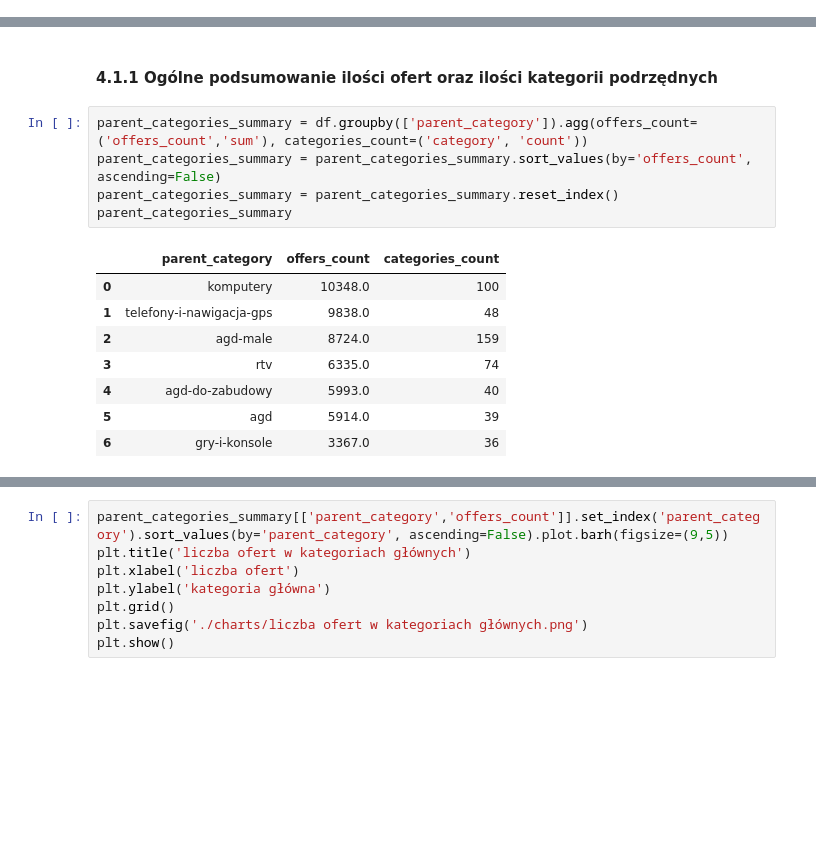
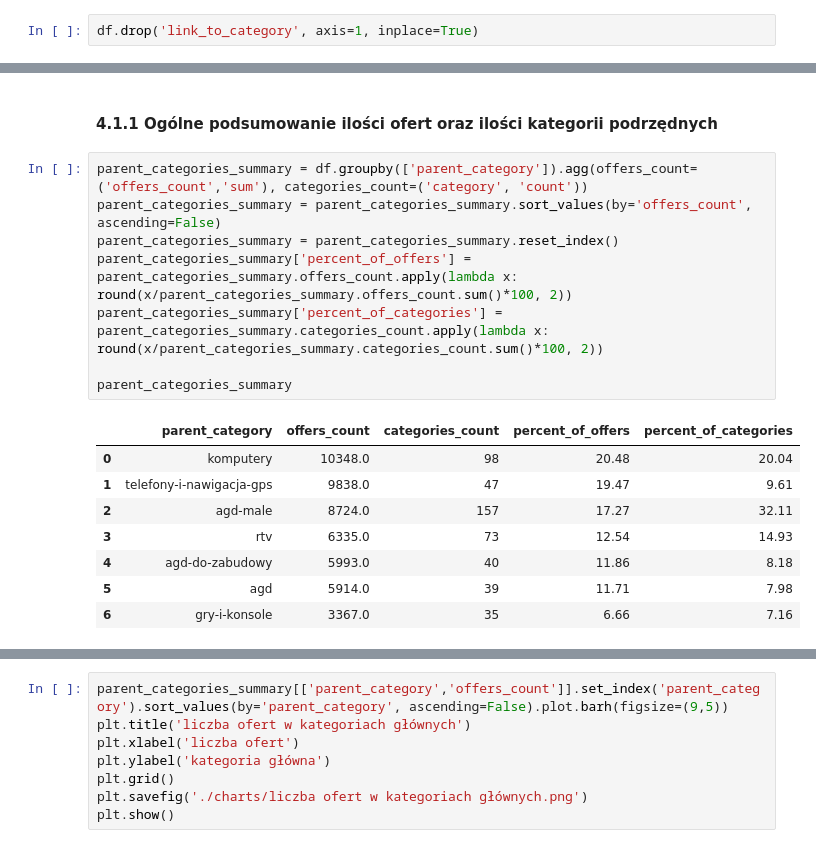
Before and after one commit to grzegorzpokorski/nocna-promocja-euro.com.pl, a Jupyter notebook: categories_analysis.ipynb, the cells around one changed output, grey strips where cells are left out. Cells and saved outputs as stored; diff of their text form; blank space fills up the shorter version.

Commit message:
next stage of category analysis

```diff
--- a/categories_analysis.ipynb
+++ b/categories_analysis.ipynb
@@ -59,3 +78,5 @@ Zbior zawiera 424 kategorii podrzędnych.
+# %%
+df.drop('link_to_category', axis=1, inplace=True)
 # %% [markdown]
 ### 4.1 Analiza kategorii głównych
 # %% [markdown]
@@ -63,14 +84,17 @@ Zbior zawiera 424 kategorii podrzędnych.
 # %%
 parent_categories_summary = df.groupby(['parent_category']).agg(offers_count=('offers_count','sum'), categories_count=('category', 'count'))
 parent_categories_summary = parent_categories_summary.sort_values(by='offers_count', ascending=False)
 parent_categories_summary = parent_categories_summary.reset_index()
+parent_categories_summary['percent_of_offers'] = parent_categories_summary.offers_count.apply(lambda x: round(x/parent_categories_summary.offers_count.sum()*100, 2))
+parent_categories_summary['percent_of_categories'] = parent_categories_summary.categories_count.apply(lambda x: round(x/parent_categories_summary.categories_count.sum()*100, 2))
+
 parent_categories_summary
 # %% [output]
-|  | parent_category | offers_count | categories_count |
-| 0 | komputery | 10348.0 | 100 |
-| 1 | telefony-i-nawigacja-gps | 9838.0 | 48 |
-| 2 | agd-male | 8724.0 | 159 |
-| 3 | rtv | 6335.0 | 74 |
-| 4 | agd-do-zabudowy | 5993.0 | 40 |
-| 5 | agd | 5914.0 | 39 |
-| 6 | gry-i-konsole | 3367.0 | 36 |
+|  | parent_category | offers_count | categories_count | percent_of_offers | percent_of_categories |
+| 0 | komputery | 10348.0 | 98 | 20.48 | 20.04 |
+| 1 | telefony-i-nawigacja-gps | 9838.0 | 47 | 19.47 | 9.61 |
+| 2 | agd-male | 8724.0 | 157 | 17.27 | 32.11 |
+| 3 | rtv | 6335.0 | 73 | 12.54 | 14.93 |
+| 4 | agd-do-zabudowy | 5993.0 | 40 | 11.86 | 8.18 |
+| 5 | agd | 5914.0 | 39 | 11.71 | 7.98 |
+| 6 | gry-i-konsole | 3367.0 | 35 | 6.66 | 7.16 |
```
Also changed, not shown: parts of 33 cells of this notebook, 3 other files.
